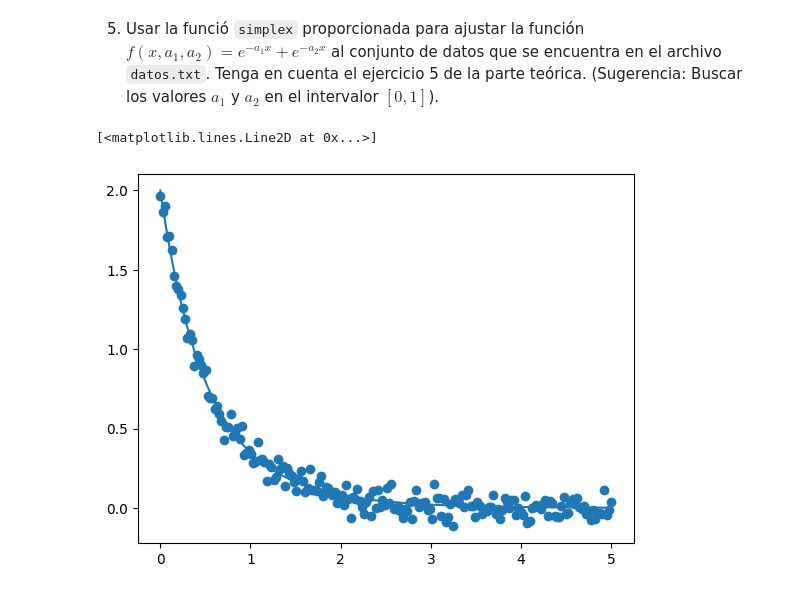
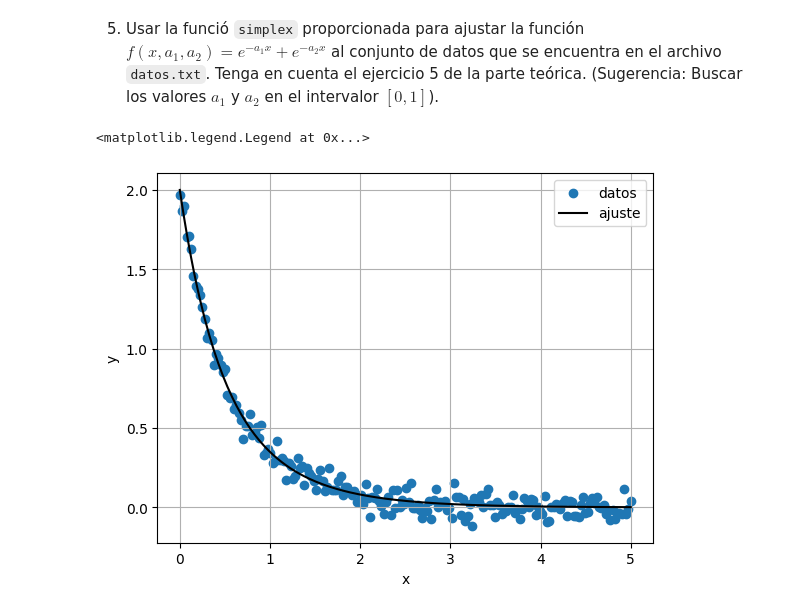
Before and after one commit to fernandezfran/metcomp, a Jupyter notebook: guias/guia1-resuelta.ipynb, the cells around one changed output. Drawn from its saved outputs; the diff is of its cells as text; code cells hidden in the pictures.

Commit message:
datos

```diff
--- a/guias/guia1-resuelta.ipynb
+++ b/guias/guia1-resuelta.ipynb
@@ -167,28 +167,34 @@ minimize(func, 2.0, method="Nelder-Mead")
 # %%
 import matplotlib.pyplot as plt
 import numpy as np
 from scipy.optimize import minimize
 
 x, y = [], []
 f = open("datos.txt", "r")
 
 while True:
     l = f.readline()
     if l == "":
         break
     x.append(l.split()[0])
     y.append(l.split()[1])
 
 X = np.array(x, dtype=float)
 Y = np.array(y, dtype=float)
 
 def func(a):
     return np.sum((Y - (np.exp(-a[0] * X) + np.exp(-a[1] * X)))**2)
 
-minimize(func, [1, 1], method="Nelder-Mead")
+res = minimize(func, [1, 1], method="Nelder-Mead")
 
-plt.scatter(X, Y)
-plt.plot(X, np.exp(-2.589e0 * X) + np.exp(-1.294e0 * X))
+plt.scatter(X, Y, label="datos")
+plt.plot(X, np.exp(-res.x[0] * X) + np.exp(-res.x[1] * X), c="k", label="ajuste")
+
+plt.xlabel("x")
+plt.ylabel("y")
+
+plt.grid()
+plt.legend()
 # %% [output]
-[<matplotlib.lines.Line2D at 0x...>]
+<matplotlib.legend.Legend at 0x...>
-[figure, old version]
+[figure, new version]
```
Also changed, not shown: 1 other file.
